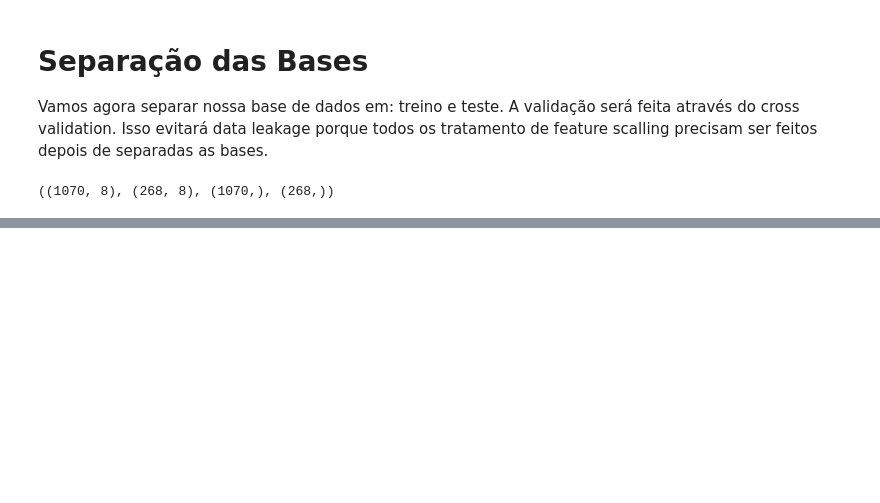
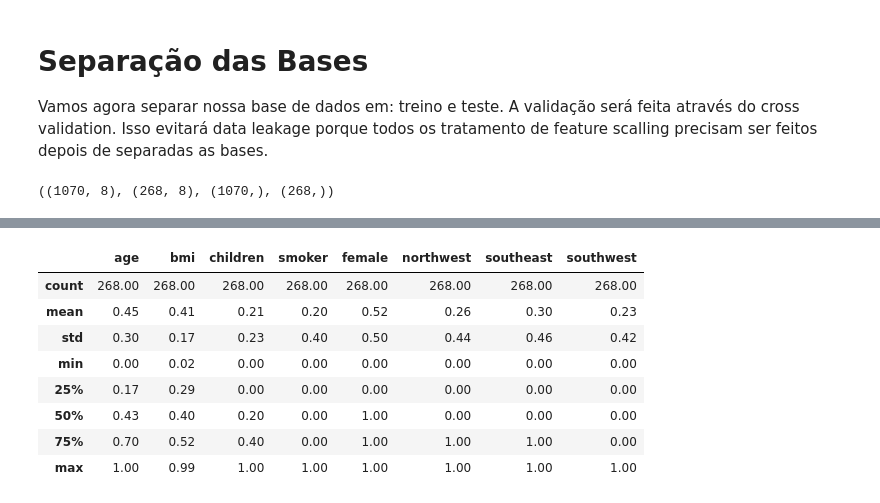
Before and after one commit to rhyanfrazao/regressao-dados-seguradora, a Jupyter notebook: projeto-regressao-linear.ipynb, the cells around one changed output, grey strips where cells are left out. Cells and saved outputs as stored; diff of their text form; code cells hidden in the pictures; blank space fills up the shorter version.

```diff
--- a/projeto-regressao-linear.ipynb
+++ b/projeto-regressao-linear.ipynb
@@ -271,0 +335,12 @@ X_treino.shape, X_teste.shape, Y_treino.shape, Y_teste.shape
+# %%
+X_teste.describe()
+# %% [output]
+|  | age | bmi | children | smoker | female | northwest | southeast | southwest |
+| count | 268.00 | 268.00 | 268.00 | 268.00 | 268.00 | 268.00 | 268.00 | 268.00 |
+| mean | 0.45 | 0.41 | 0.21 | 0.20 | 0.52 | 0.26 | 0.30 | 0.23 |
+| std | 0.30 | 0.17 | 0.23 | 0.40 | 0.50 | 0.44 | 0.46 | 0.42 |
+| min | 0.00 | 0.02 | 0.00 | 0.00 | 0.00 | 0.00 | 0.00 | 0.00 |
+| 25% | 0.17 | 0.29 | 0.00 | 0.00 | 0.00 | 0.00 | 0.00 | 0.00 |
+| 50% | 0.43 | 0.40 | 0.20 | 0.00 | 1.00 | 0.00 | 0.00 | 0.00 |
+| 75% | 0.70 | 0.52 | 0.40 | 0.00 | 1.00 | 1.00 | 1.00 | 0.00 |
+| max | 1.00 | 0.99 | 1.00 | 1.00 | 1.00 | 1.00 | 1.00 | 1.00 |
```
Also changed, not shown: parts of 20 cells of this notebook.
